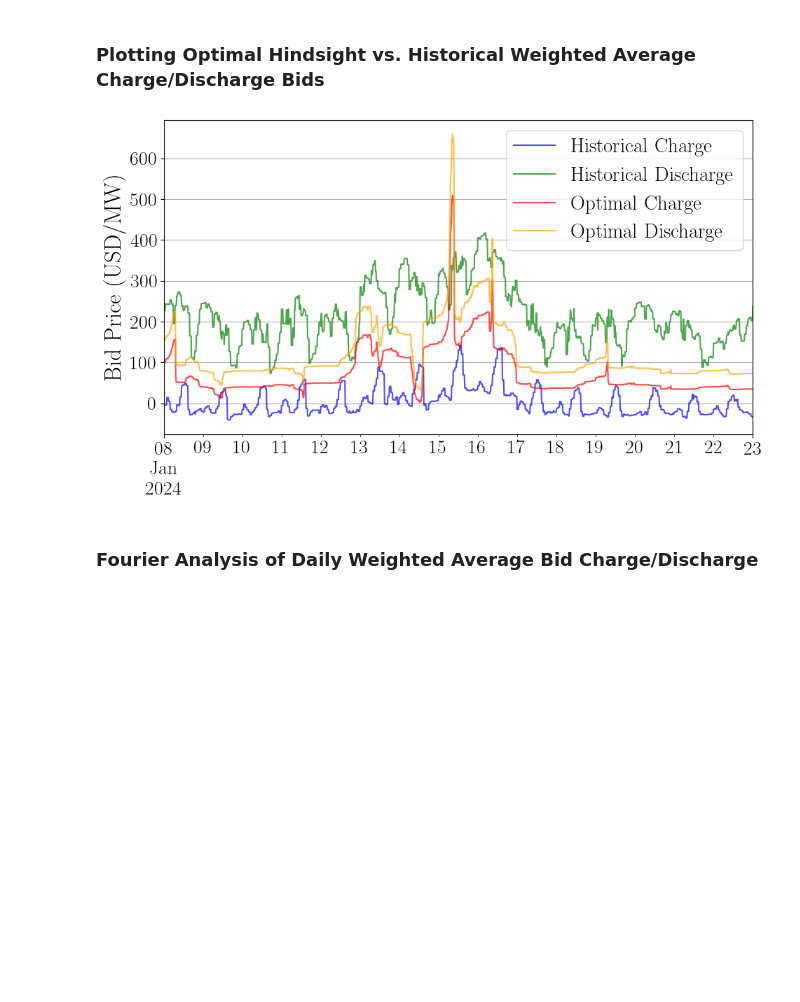
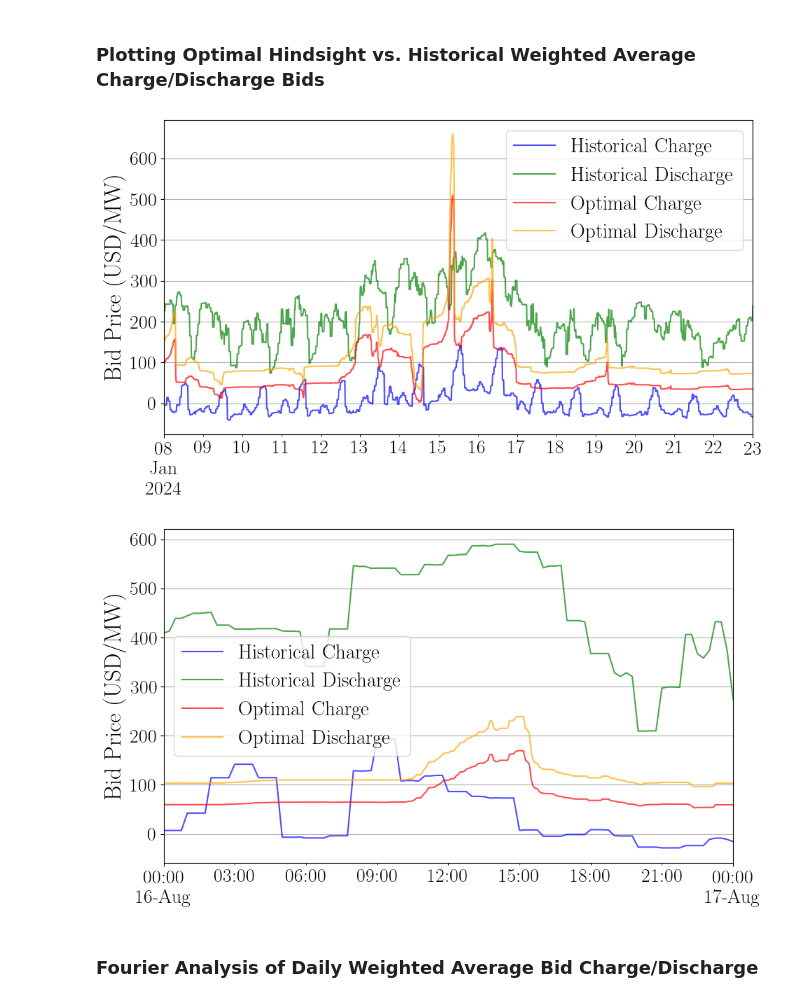
Before and after one commit to nmadev/CAISO-EnergyStorage, a Jupyter notebook: src/CAISO_ES_BID_FINAL_ANALYSIS.ipynb, the cells around one changed output. Cells and saved outputs as stored; diff of their text form; code cells hidden in the pictures; blank space fills up the shorter version.

```diff
--- a/src/CAISO_ES_BID_FINAL_ANALYSIS.ipynb
+++ b/src/CAISO_ES_BID_FINAL_ANALYSIS.ipynb
@@ -406,33 +406,43 @@ def plot_optimal_vs_historical(
     )
     optimal_subset["optimal_charge"].plot(
         ax=ax, label="Optimal Charge", color="red", alpha=0.7
     )
     optimal_subset["optimal_discharge"].plot(
         ax=ax, label="Optimal Discharge", color="orange", alpha=0.7
     )
     ax.set_ylabel("Bid Price (USD/MW)", fontsize=24)
     ax.set_xlabel("")
     ax.legend(fontsize=21)
     ax.tick_params(axis="x", labelsize=20)
     ax.tick_params(axis="y", labelsize=20)
     ax.grid(True)
     plt.tight_layout()
     if savefig:
         plt.savefig("./figures/historical_optimal_bids.pdf", dpi=100)
     plt.show()
 
 
 # Example usage
 plot_optimal_vs_historical(
     df=full_df,
     optimal_df=optimal_bids,
     start_date=pd.Timestamp("January 8, 2024"),
     end_date=pd.Timestamp("January 23, 2024"),
     window=1,
     savefig=True,
 )
+
+plot_optimal_vs_historical(
+    df=full_df,
+    optimal_df=optimal_bids,
+    start_date=pd.Timestamp("August 16, 2023"),
+    end_date=pd.Timestamp("August 17, 2023"),
+    window=1,
+    # savefig=True,
+)
 # %% [output]
 [figure]
+[figure, added]
 # %% [markdown]
 ### Fourier Analysis of Daily Weighted Average Bid Charge/Discharge
 # %%
```
Also changed, not shown: parts of 1 cell of this notebook.
